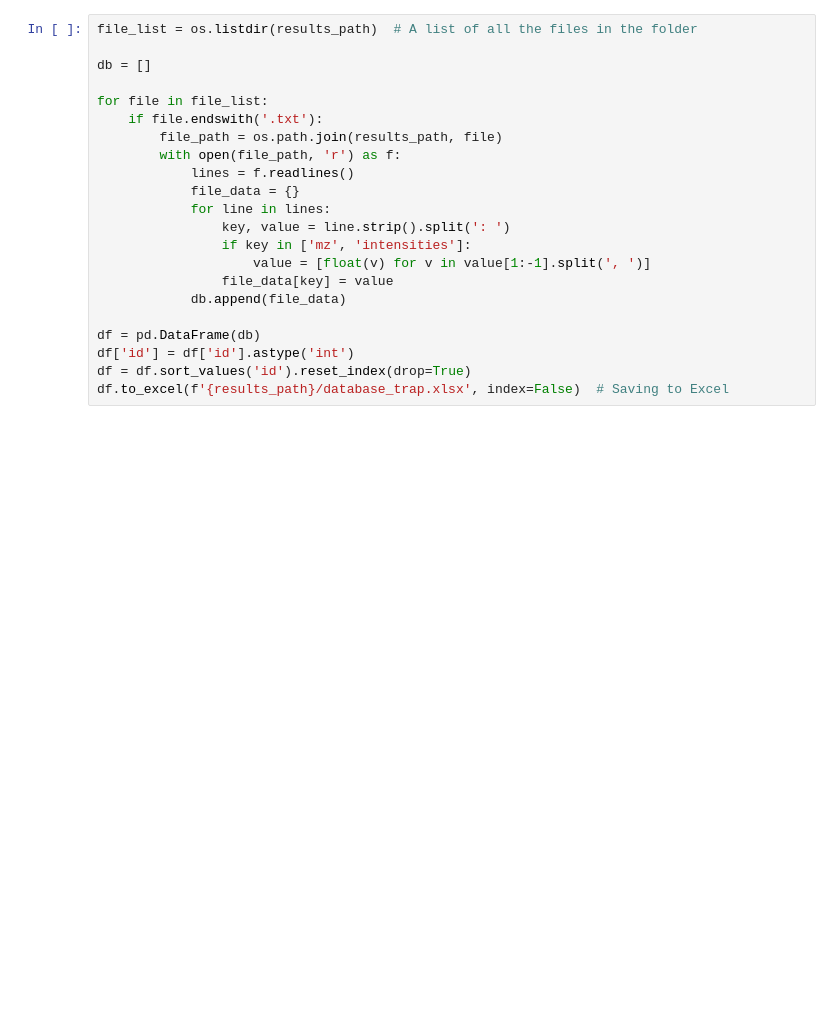
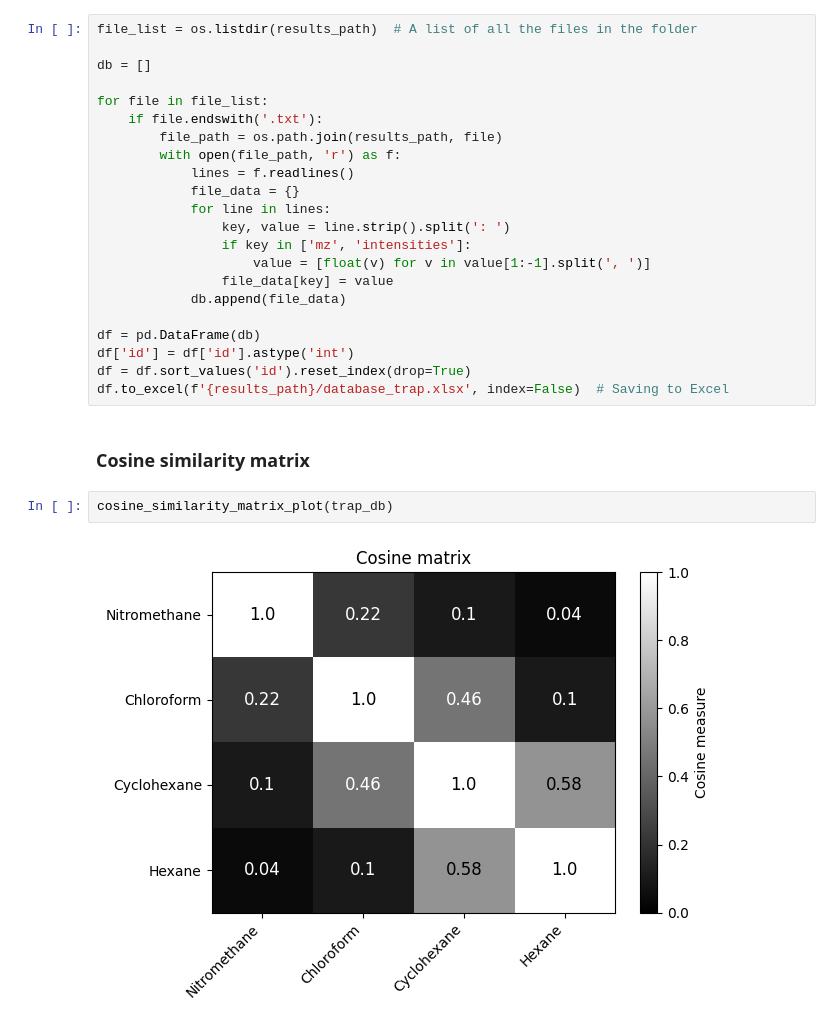
Before and after one commit to avsakharov/mass-spectrometry, a Jupyter notebook: create_database_trap.ipynb, the cells around one changed output. Cells and saved outputs as stored; diff of their text form; blank space fills up the shorter version.

Commit message:
Add cosine_similarity_matrix_plot function

```diff
--- a/create_database_trap.ipynb
+++ b/create_database_trap.ipynb
@@ -137,3 +138,9 @@ df = pd.DataFrame(db)
 df['id'] = df['id'].astype('int')
 df = df.sort_values('id').reset_index(drop=True)
 df.to_excel(f'{results_path}/database_trap.xlsx', index=False)  # Saving to Excel
+# %% [markdown]
+### Cosine similarity matrix
+# %%
+cosine_similarity_matrix_plot(trap_db)
+# %% [output]
+[figure, added]
```
Also changed, not shown: parts of 1 cell of this notebook, 2 other files.
